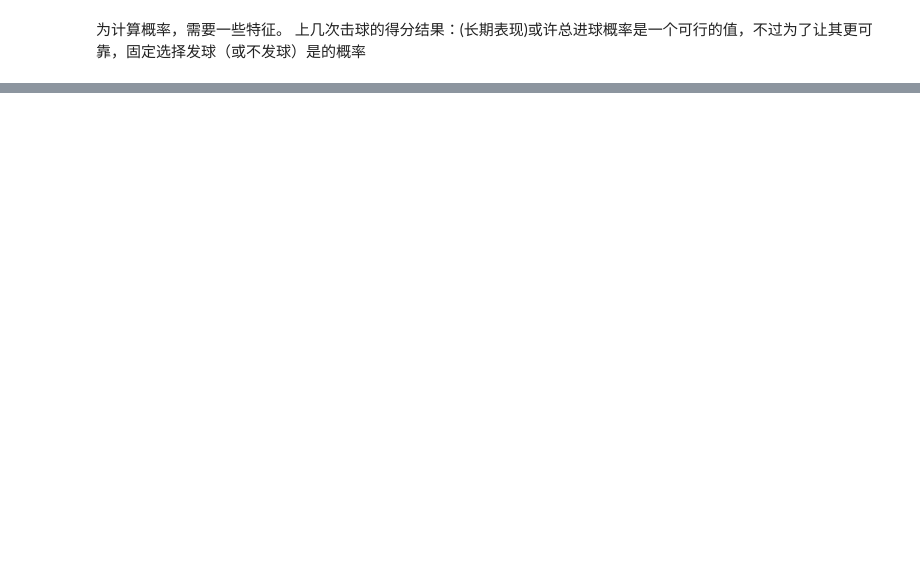
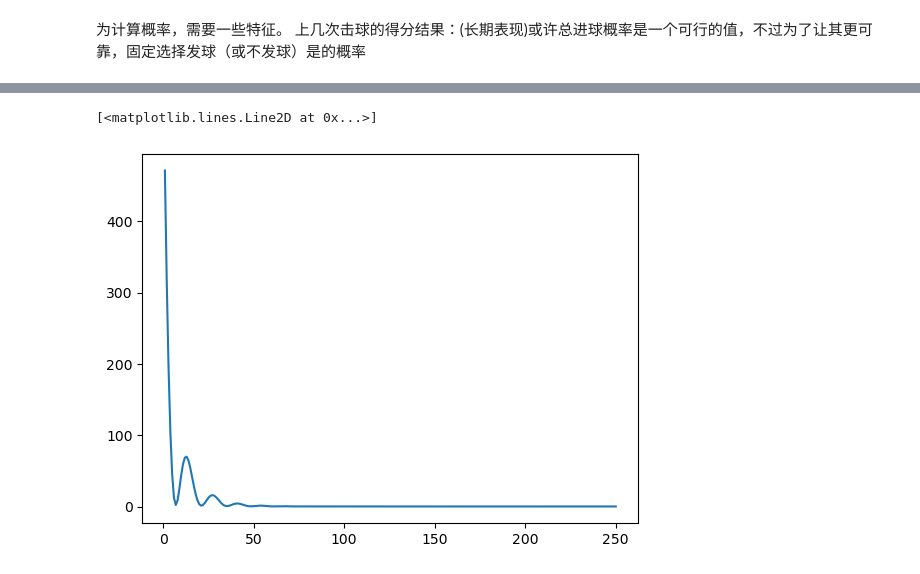
Before and after one commit to Zeauw-cn/mcm-2024, a Jupyter notebook: code/solution.ipynb, the cells around one changed output, grey strips where cells are left out. Drawn from its saved outputs; the diff is of its cells as text; code cells hidden in the pictures; blank space fills up the shorter version.

```diff
--- a/code/solution.ipynb
+++ b/code/solution.ipynb
@@ -362,0 +368,35 @@ runs test的p value很低，在多场次比赛中，runs test的p value低于0.0
+# %%
+try:
+    del exyData, exyDataGame, gameData, gameDataInGame, i, id, idDict, k, matchNum, ps, pvs, scoreDict, slope, timelist, turningPoint, xyData, xyDataGame, zs
+except:
+    print('ok')
+
+featureData = pd.read_csv('feature1result1.csv')
+trainingData = pd.DataFrame()
+idDict = {}
+for id in featureData['match_id'].unique():
+    if id not in idDict:
+        idDict[id] = len(idDict)
+featureData['match_id'] = featureData['match_id'].map(idDict)
+
+# 计算动量
+momentumAll = np.ndarray((0,1))
+for i in range(0,np.max(data['match_id'])+1):
+    temp, _ = dataCalF(data[data['match_id']==i],5,playerFirst)
+    temp = temp['momentum']
+    momentumAll = np.append(momentumAll, temp)
+featureData['momentum'] = momentumAll
+
+featureData['point_victor'] = data['point_victor']
+
+featureData = featureData.drop('p1servespeedindex', axis=1)
+featureData = featureData.drop('p2servespeedindex', axis=1)
+
+# 特征的第一条都不能用
+trainingData = featureData.groupby('match_id').tail(-1)
+featureNp = trainingData.iloc[:,12:45].values
+resultNp = trainingData.iloc[:,45].values - 1
+
+feature = torch.from_numpy(featureNp).type(torch.float)
+result = torch.from_numpy(resultNp).type(torch.float)
+featureTr, featureTe, resultTr, resultTe = train_test_split(feature, result, test_size=0.2)
@@ -362,0 +469,6 @@ runs test的p value很低，在多场次比赛中，runs test的p value低于0.0
+# %%
+fig, ax = plt.subplots()
+ax.plot(list(range(1,251)),lossPrint[0:250])
+# %% [output]
+[<matplotlib.lines.Line2D at 0x...>]
+[figure, added]
```
Also changed, not shown: parts of 9 cells of this notebook, 11 other files.
